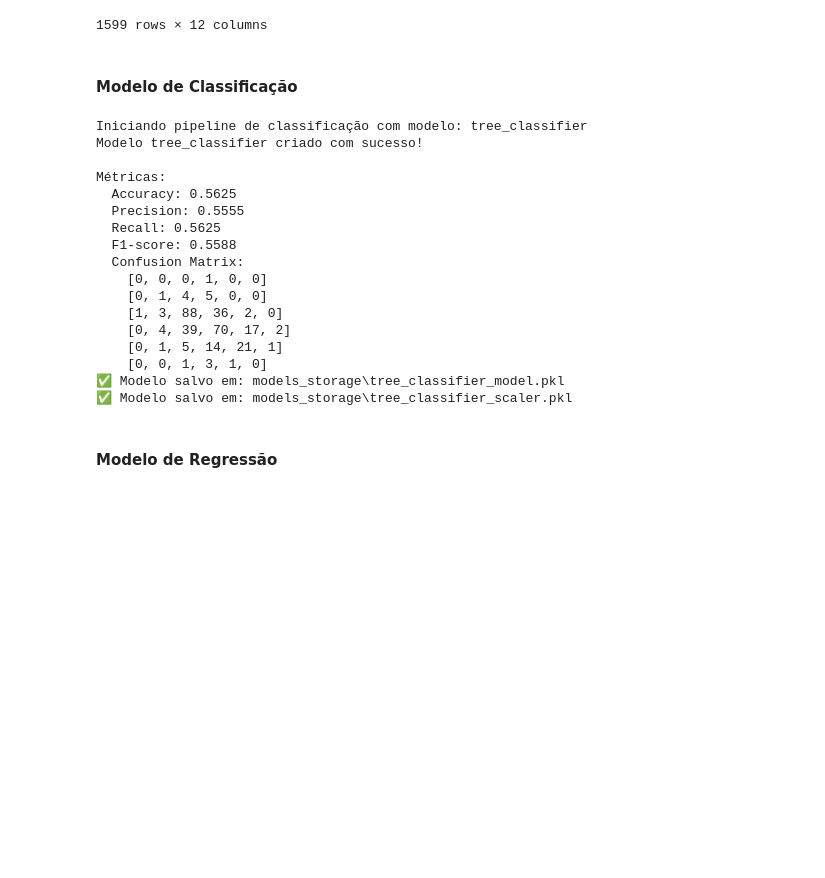
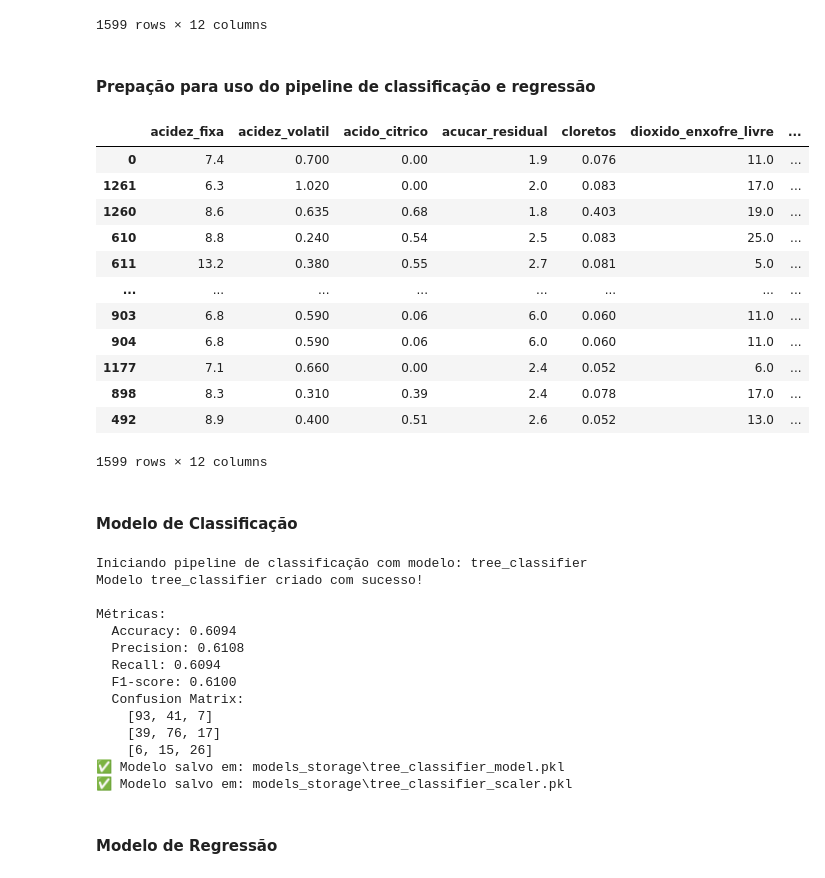
Before and after one commit to JacksonvBarbosa/Analise_qualidade_vinhos, a Jupyter notebook: Portfolio-DA-vinhos-jackwine/notebooks/modelos_ml.ipynb, the cells around one changed output. Cells and saved outputs as stored; diff of their text form; code cells hidden in the pictures; blank space fills up the shorter version.

Commit message:
Att. na inserção de dados no pipeline agora podendo arquivo.tipo e também o dataframe pronto

```diff
--- a/Portfolio-DA-vinhos-jackwine/notebooks/modelos_ml.ipynb
+++ b/Portfolio-DA-vinhos-jackwine/notebooks/modelos_ml.ipynb
@@ -37,12 +38,43 @@ df
 | 1597 | 5.9 | 0.645 | 0.12 | 2.0 | 0.075 | 32.0 | ... |
 | 1598 | 6.0 | 0.310 | 0.47 | 3.6 | 0.067 | 18.0 | ... |
 1599 rows × 12 columns
+# %% [markdown]
+#### Prepação para uso do pipeline de classificação e regressão
+# %%
+bins =[2.5, 5.5, 6.5, 8.5]
+labels = [0, 1, 2]
+# %%
+# catagorizando as coluna qualidade para 3 categoria 0 = Qualidade Baixa, 1 = Qualidade média, 2 = Qualidade Alta
+df['target'] = pd.cut(
+    df['qualidade'],
+    bins=bins,
+    labels= labels,
+    include_lowest=True,
+    right=True
+)
+df.drop('qualidade', axis=1, inplace=True)
+df.sort_values('target')
+# %% [output]
+|  | acidez_fixa | acidez_volatil | acido_citrico | acucar_residual | cloretos | dioxido_enxofre_livre | ... |
+| 0 | 7.4 | 0.700 | 0.00 | 1.9 | 0.076 | 11.0 | ... |
+| 1261 | 6.3 | 1.020 | 0.00 | 2.0 | 0.083 | 17.0 | ... |
+| 1260 | 8.6 | 0.635 | 0.68 | 1.8 | 0.403 | 19.0 | ... |
+| 610 | 8.8 | 0.240 | 0.54 | 2.5 | 0.083 | 25.0 | ... |
+| 611 | 13.2 | 0.380 | 0.55 | 2.7 | 0.081 | 5.0 | ... |
+| ... | ... | ... | ... | ... | ... | ... | ... |
+| 903 | 6.8 | 0.590 | 0.06 | 6.0 | 0.060 | 11.0 | ... |
+| 904 | 6.8 | 0.590 | 0.06 | 6.0 | 0.060 | 11.0 | ... |
+| 1177 | 7.1 | 0.660 | 0.00 | 2.4 | 0.052 | 6.0 | ... |
+| 898 | 8.3 | 0.310 | 0.39 | 2.4 | 0.078 | 17.0 | ... |
+| 492 | 8.9 | 0.400 | 0.51 | 2.6 | 0.052 | 13.0 | ... |
+1599 rows × 12 columns
 # %% [markdown]
 #### **Modelo de Classificação**
 # %%
+# Base Line de Classificação
 results_c = pipeline_classification(
-    data_path = input_path,
-    target_column = 'qualidade',
+    data_path = df,
+    target_column = 'target',
     model_name = 'tree_classifier',
     custom_params =None,
     scale_type='standard',
@@ -55,17 +87,14 @@ Iniciando pipeline de classificação com modelo: tree_classifier
 Modelo tree_classifier criado com sucesso!
 
 Métricas:
-  Accuracy: 0.5625
-  Precision: 0.5555
-  Recall: 0.5625
-  F1-score: 0.5588
+  Accuracy: 0.6094
+  Precision: 0.6108
+  Recall: 0.6094
+  F1-score: 0.6100
   Confusion Matrix:
-    [0, 0, 0, 1, 0, 0]
-    [0, 1, 4, 5, 0, 0]
-    [1, 3, 88, 36, 2, 0]
-    [0, 4, 39, 70, 17, 2]
-    [0, 1, 5, 14, 21, 1]
-    [0, 0, 1, 3, 1, 0]
+    [93, 41, 7]
+    [39, 76, 17]
+    [6, 15, 26]
 ✅ Modelo salvo em: models_storage\tree_classifier_model.pkl
 ✅ Modelo salvo em: models_storage\tree_classifier_scaler.pkl
 # %% [markdown]
```
Also changed, not shown: parts of 2 cells of this notebook, 4 other files.
